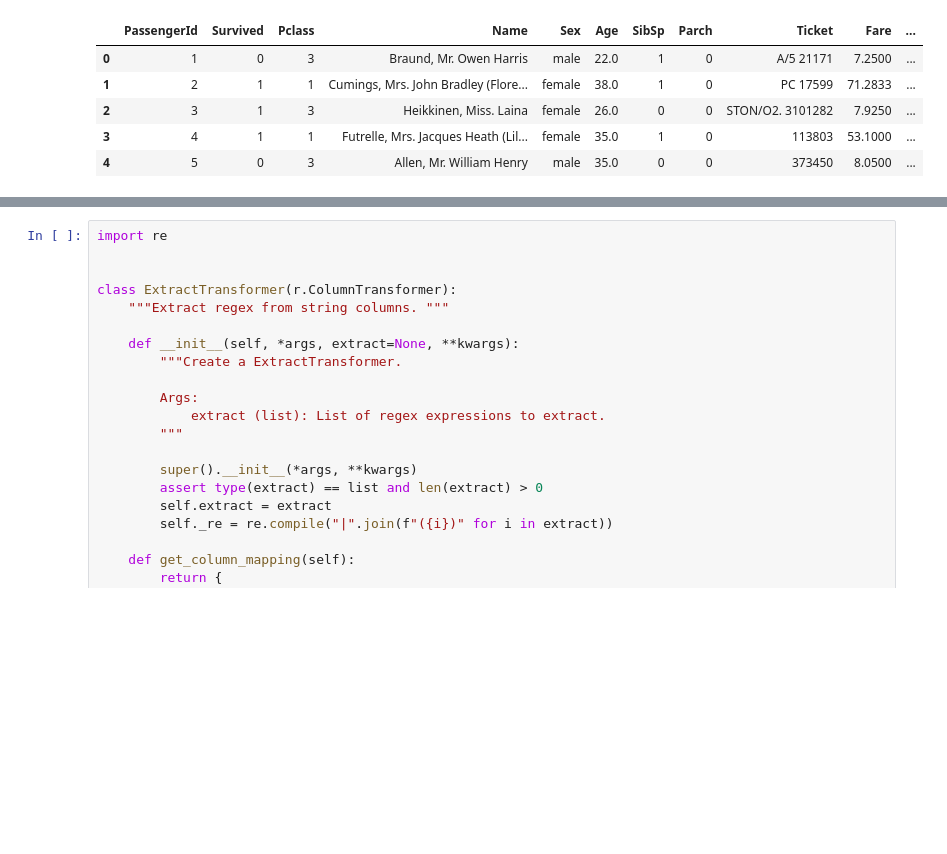
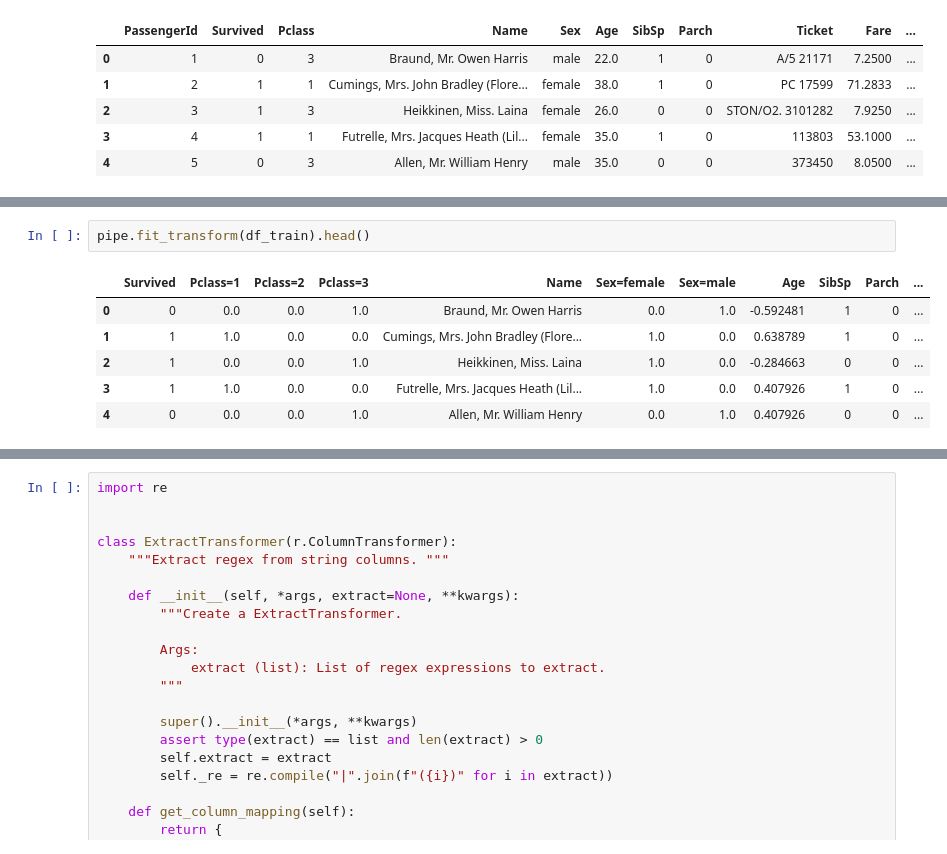
Before and after one commit to guiferviz/recipipe, a Jupyter notebook: examples/titanic.ipynb, the cells around one changed output, grey strips where cells are left out. Drawn from its saved outputs; the diff is of its cells as text; blank space fills up the shorter version.

```diff
--- a/examples/titanic.ipynb
+++ b/examples/titanic.ipynb
@@ -47,0 +54,9 @@ df_train.head()
+# %%
+pipe.fit_transform(df_train).head()
+# %% [output]
+|  | Survived | Pclass=1 | Pclass=2 | Pclass=3 | Name | Sex=female | Sex=male | Age | SibSp | Parch | ... |
+| 0 | 0 | 0.0 | 0.0 | 1.0 | Braund, Mr. Owen Harris | 0.0 | 1.0 | -0.592481 | 1 | 0 | ... |
+| 1 | 1 | 1.0 | 0.0 | 0.0 | Cumings, Mrs. John Bradley (Flore... | 1.0 | 0.0 | 0.638789 | 1 | 0 | ... |
+| 2 | 1 | 0.0 | 0.0 | 1.0 | Heikkinen, Miss. Laina | 1.0 | 0.0 | -0.284663 | 0 | 0 | ... |
+| 3 | 1 | 1.0 | 0.0 | 0.0 | Futrelle, Mrs. Jacques Heath (Lil... | 1.0 | 0.0 | 0.407926 | 1 | 0 | ... |
+| 4 | 0 | 0.0 | 0.0 | 1.0 | Allen, Mr. William Henry | 0.0 | 1.0 | 0.407926 | 0 | 0 | ... |
```
Also changed, not shown: parts of 10 cells of this notebook, 1 other file.
